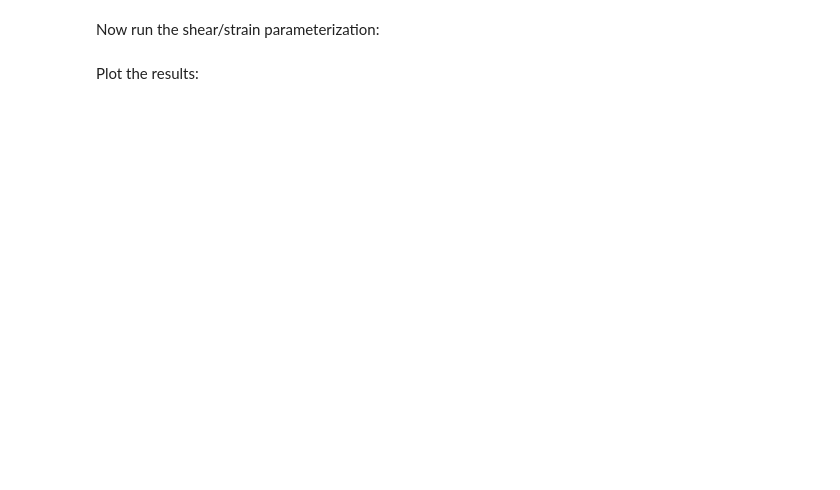
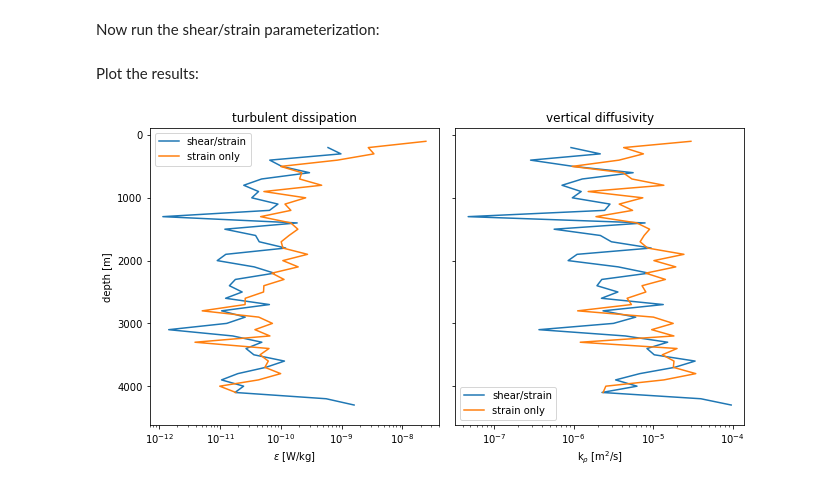
Before and after one commit to modscripps/mixsea, a Jupyter notebook: docs/tutorialnb.ipynb, the cells around one changed output. Saved outputs shown, nothing was run; the diff lists cells and outputs as text; code cells hidden in the pictures; blank space fills up the shorter version.

```diff
--- a/docs/tutorialnb.ipynb
+++ b/docs/tutorialnb.ipynb
@@ -116,19 +122,7 @@ m_include_st = list(range(1, 12))
 # %% [markdown]
 Now run the shear/strain parameterization:
 # %%
-(
-    P_shear,
-    P_strain,
-    Mmax_sh,
-    Mmax_st,
-    Rwtot,
-    krho_shst,
-    krho_st,
-    eps_shst,
-    eps_st,
-    m,
-    z_bin,
-) = mx.shearstrain.shearstrain(
+eps_shst, krho_shst, diag = mx.shearstrain.shearstrain(
     ctd["s"],
     ctd["t"],
     ctd["p"],
@@ -143,20 +137,27 @@ Now run the shear/strain parameterization:
     m_include_sh=m_include_sh,
     m_include_st=m_include_st,
     ladcp_is_shear=True,
+    smooth="AL",
+    return_diagnostics=True,
 )
 # %% [markdown]
 Plot the results:
 # %%
+z_bin = diag['z_bin']
+eps_st = diag['eps_st']
+krho_st = diag['krho_st']
 fig, ax = plt.subplots(nrows=1, ncols=2, figsize=(9, 5),
 constrained_layout=True, sharey=True)
 ax[0].plot(eps_shst, z_bin, label='shear/strain');
 ax[0].plot(eps_st, z_bin, label='strain only');
 ax[0].legend()
 ax[0].set(xscale='log', xlabel=r'$\epsilon$ [W/kg]', ylabel='depth [m]',
           title='turbulent dissipation');
 ax[1].plot(krho_shst, z_bin, label='shear/strain');
 ax[1].plot(krho_st, z_bin, label='strain only');
 ax[1].legend();
 ax[1].set(xscale='log', xlabel=r'k$_{\rho}$ [m$^2$/s]',
           title='vertical diffusivity');
 ax[0].invert_yaxis()
+# %% [output]
+[figure, added]
```
Also changed, not shown: parts of 3 cells of this notebook, 6 other files.
